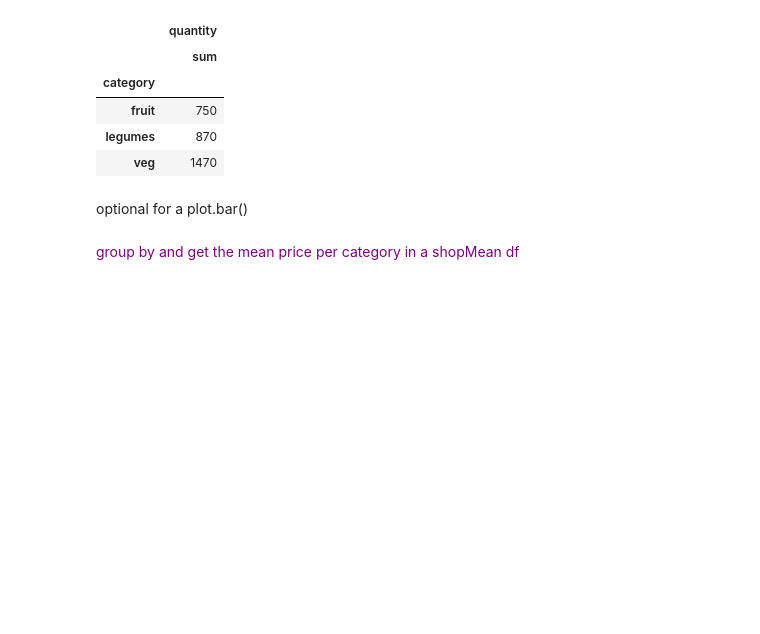
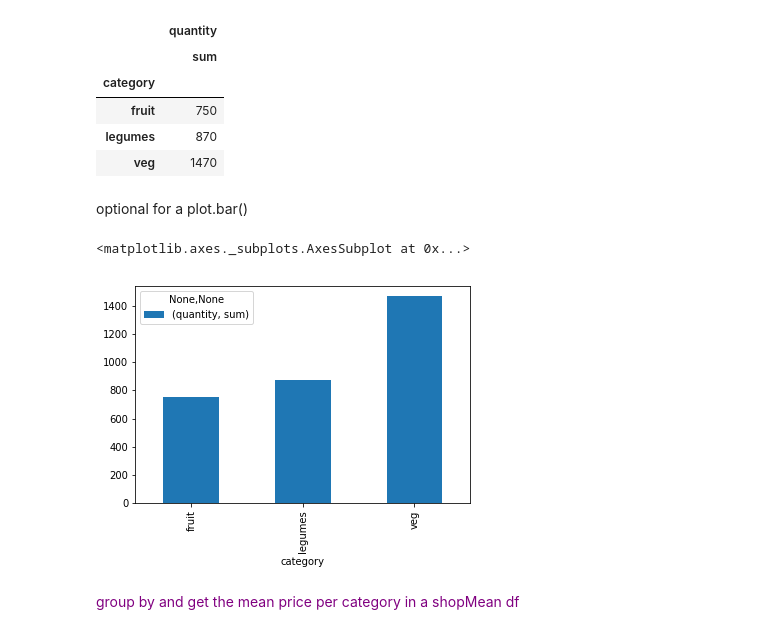
Before and after one commit to chezydan/pytopics, a Jupyter notebook: Pandas.ipynb, the cells around one changed output. Cells and saved outputs as stored; diff of their text form; code cells hidden in the pictures; blank space fills up the shorter version.

```diff
--- a/Pandas.ipynb
+++ b/Pandas.ipynb
@@ -390,7 +389,10 @@ veg          3
 optional for a plot.bar()
 # %%
 %matplotlib inline
-#shopCatQ.plot.bar()
+shopCatQ.plot.bar()
 #shopCatQ.plot.barh()
+# %% [output]
+<matplotlib.axes._subplots.AxesSubplot at 0x...>
+[figure, added]
 # %% [markdown]
 <p> <span style ="color:purple">group by and get the mean price per category in a shopMean df</span>
```
Also changed, not shown: parts of 9 cells of this notebook, 12 other files.
